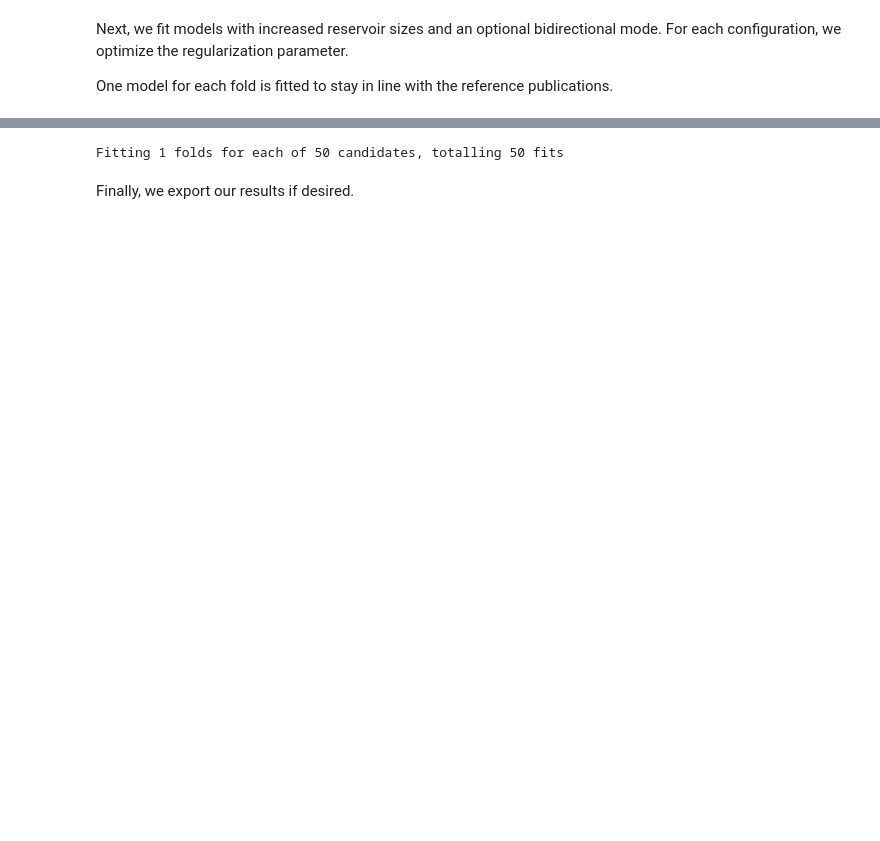
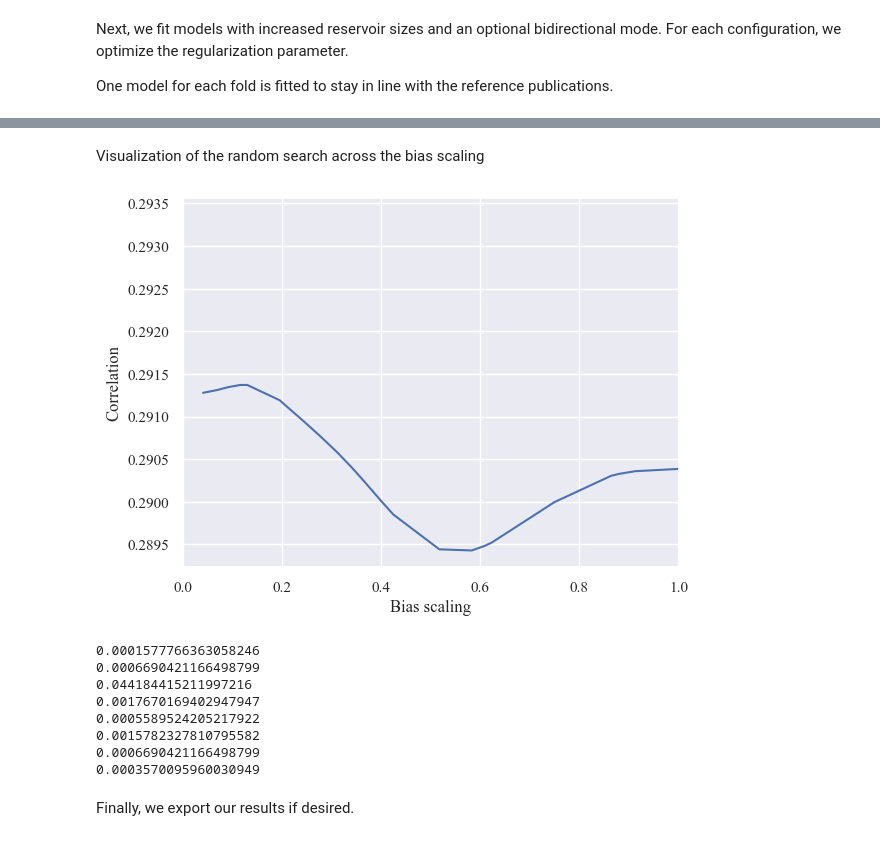
Before and after one commit to renierts/onset_detection, a Jupyter notebook: src/Onset-Detection.ipynb, the cells around one changed output, grey strips where cells are left out. Saved outputs shown, nothing was run; the diff lists cells and outputs as text; code cells hidden in the pictures; blank space fills up the shorter version.

```diff
--- a/src/Onset-Detection.ipynb
+++ b/src/Onset-Detection.ipynb
@@ -179,3 +281,17 @@ One model for each fold is fitted to stay in line with the reference publication
+# %% [markdown]
+Visualization of the random search across the bias scaling
+# %%
+if plot:
+    df = pd.DataFrame(search.all_cv_results_["step3"])
+    df["mean_test_score"] = -df["mean_test_score"]
+    fig, axs = plt.subplots()
+    sns.lineplot(data=df, x="param_bias_scaling", y="mean_test_score", ax=axs)
+    axs.set_xlim((0.0, 1.0))
+    axs.set_xlabel("Bias scaling")
+    axs.set_ylabel("Correlation")
+    plt.savefig(f"../results/kmeans_esn_{decoded_frame_sizes}_bias.pdf", bbox_inches='tight', pad_inches=0)
+# %% [output]
+[figure, added]
 # %%
 kwargs_final = {
     'n_iter': 50, 'random_state': 42, 'verbose': 1, 'n_jobs': -1,
@@ -196,9 +312,11 @@ for hidden_layer_size, bidirectional in product(
         test_fold[:len(train_index)] = -1
         ps = PredefinedSplit(test_fold=test_fold)
         try:
-            esn = load(f"../results/esn_{decoded_frame_sizes}_"
+            esn = load(f"../results/km_esn_{decoded_frame_sizes}_"
                        f"{hidden_layer_size}_{bidirectional}_{k}.joblib")
+            print(esn.best_estimator_.regressor.alpha)
         except FileNotFoundError:
+            break
             esn = RandomizedSearchCV(
                 estimator=clone(search.best_estimator_).set_params(
                     **params), cv=ps,
@@ -206,10 +324,17 @@ for hidden_layer_size, bidirectional in product(
                 **kwargs_final).fit(
                 X[np.hstack((train_index, vali_index))],
                 y[np.hstack((train_index, vali_index))])
-            dump(esn, f"../results/esn_{decoded_frame_sizes}_"
+            dump(esn, f"../results/km_esn_{decoded_frame_sizes}_"
                       f"{hidden_layer_size}_{bidirectional}_{k}.joblib")
 # %% [output]
-Fitting 1 folds for each of 50 candidates, totalling 50 fits
+0.0001577766363058246
+0.0006690421166498799
+0.044184415211997216
+0.0017670169402947947
+0.0005589524205217922
+0.0015782327810795582
+0.0006690421166498799
+0.0003570095960030949
 # %% [markdown]
 Finally, we export our results if desired.
 # %%
```
Also changed, not shown: parts of 38 cells of this notebook, 15 other files.
